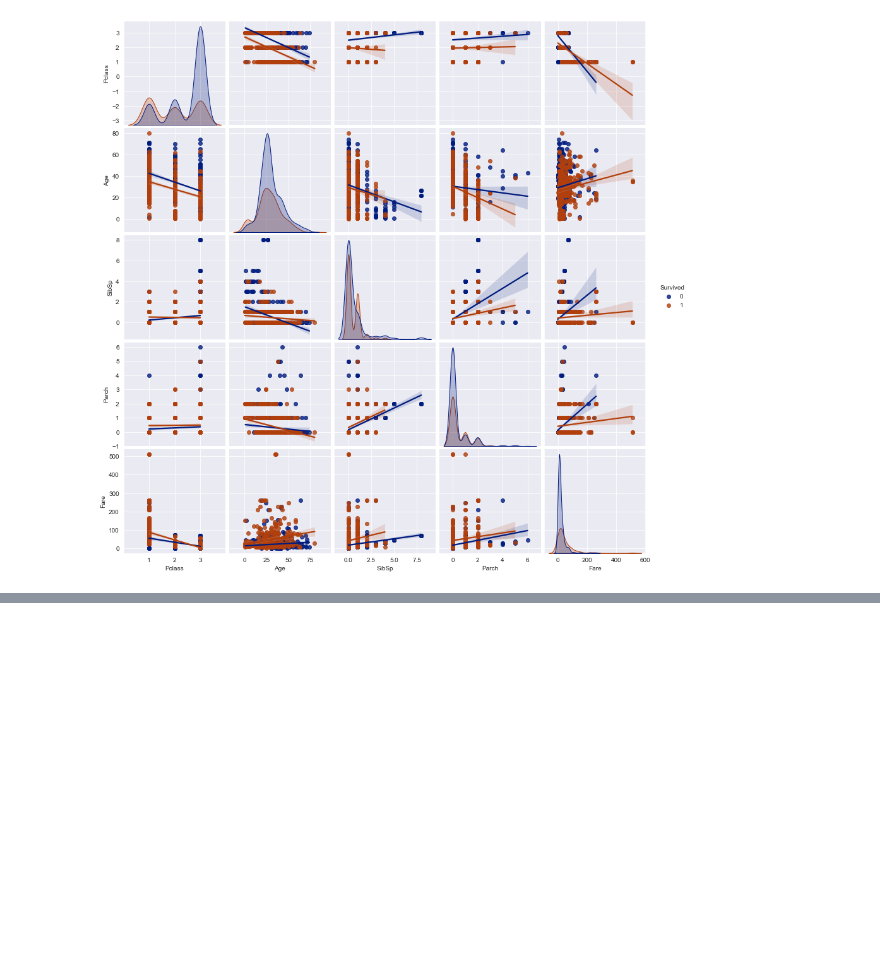
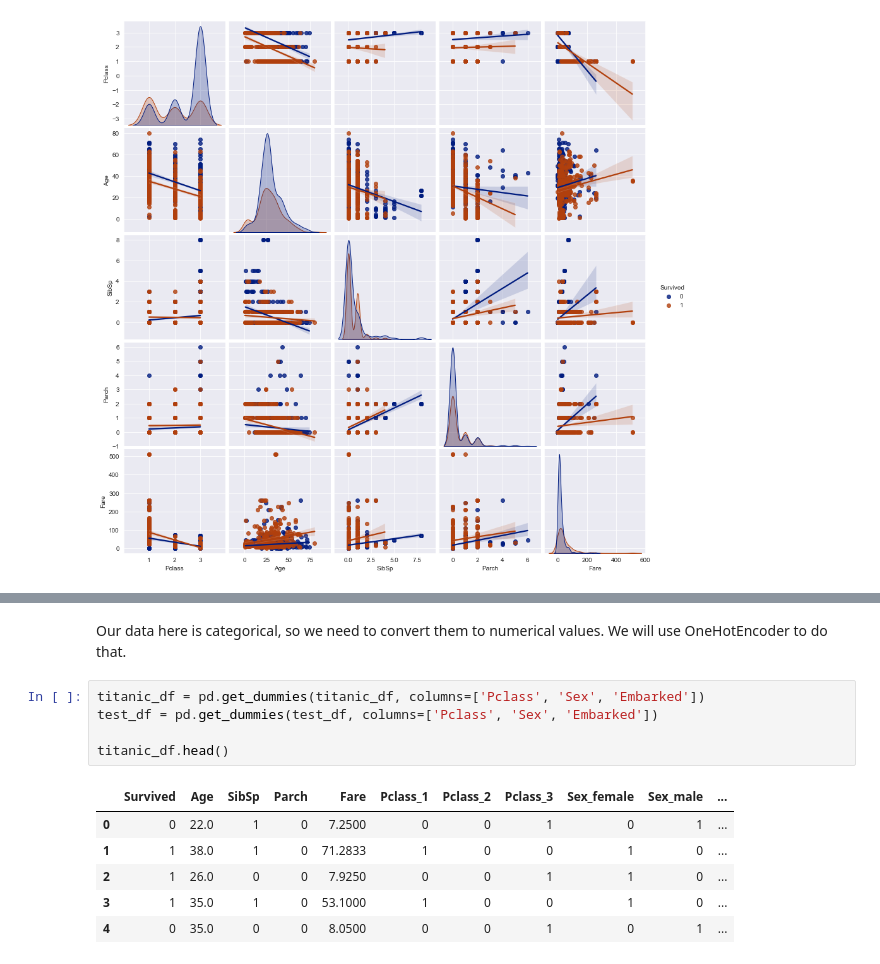
Before and after one commit to simon-quach/sink-or-swim, a Jupyter notebook: titanic.ipynb, the cells around one changed output, grey strips where cells are left out. Drawn from its saved outputs; the diff is of its cells as text; blank space fills up the shorter version.

```diff
--- a/titanic.ipynb
+++ b/titanic.ipynb
@@ -219,0 +246,14 @@ plt.show()
+# %% [markdown]
+Our data here is categorical, so we need to convert them to numerical values. We will use OneHotEncoder to do that.
+# %%
+titanic_df = pd.get_dummies(titanic_df, columns=['Pclass', 'Sex', 'Embarked'])
+test_df = pd.get_dummies(test_df, columns=['Pclass', 'Sex', 'Embarked'])
+
+titanic_df.head()
+# %% [output]
+|  | Survived | Age | SibSp | Parch | Fare | Pclass_1 | Pclass_2 | Pclass_3 | Sex_female | Sex_male | ... |
+| 0 | 0 | 22.0 | 1 | 0 | 7.2500 | 0 | 0 | 1 | 0 | 1 | ... |
+| 1 | 1 | 38.0 | 1 | 0 | 71.2833 | 1 | 0 | 0 | 1 | 0 | ... |
+| 2 | 1 | 26.0 | 0 | 0 | 7.9250 | 0 | 0 | 1 | 1 | 0 | ... |
+| 3 | 1 | 35.0 | 1 | 0 | 53.1000 | 1 | 0 | 0 | 1 | 0 | ... |
+| 4 | 0 | 35.0 | 0 | 0 | 8.0500 | 0 | 0 | 1 | 0 | 1 | ... |
```
Also changed, not shown: parts of 34 cells of this notebook, 3 other files.
